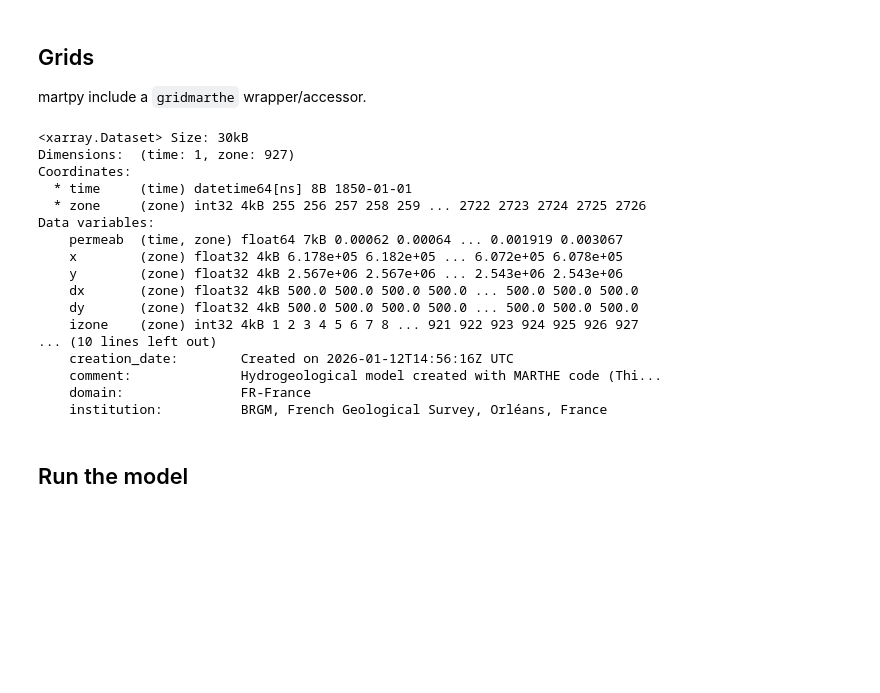
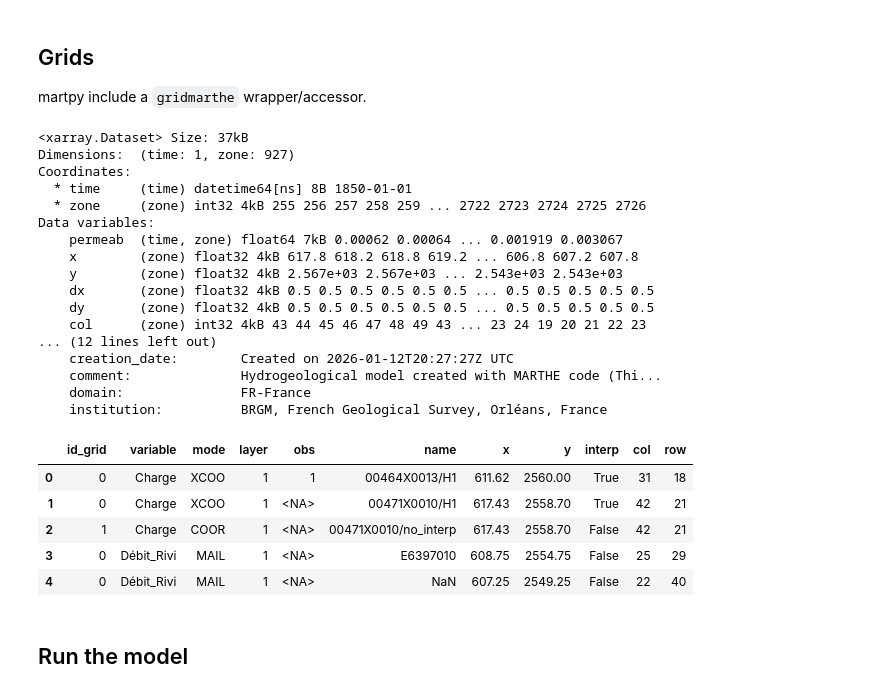
Before and after one commit to manlaya/martpy2, a Jupyter notebook: example/martpy101.ipynb, the cells around one changed output. Cells and saved outputs as stored; diff of their text form; code cells hidden in the pictures; blank space fills up the shorter version.

Commit message:
fix: histo fill cell coordinates + minor lints
- fix: #2 cell coordinate not filled with grids if xy is not a cell center
- ruff minor modifs

Closes #2

```diff
--- a/example/martpy101.ipynb
+++ b/example/martpy101.ipynb
@@ -110,26 +134,37 @@ print(pastp2.get_actions())
 martpy include a `gridmarthe` wrapper/accessor.
 # %%
 fpermh = '../tests/data/mart_hallue/hallue.permh'
-ds = mart.grid.load_marthe_grid(fpermh, drop_nan=True, xyfactor=1e3)
+ds = mart.grid.load_marthe_grid(fpermh, drop_nan=True, add_col_row=True)
 print(ds)
 # %% [output]
-<xarray.Dataset> Size: 30kB
+<xarray.Dataset> Size: 37kB
 Dimensions:  (time: 1, zone: 927)
 Coordinates:
   * time     (time) datetime64[ns] 8B 1850-01-01
   * zone     (zone) int32 4kB 255 256 257 258 259 ... 2722 2723 2724 2725 2726
 Data variables:
     permeab  (time, zone) float64 7kB 0.00062 0.00064 ... 0.001919 0.003067
-    x        (zone) float32 4kB 6.178e+05 6.182e+05 ... 6.072e+05 6.078e+05
-    y        (zone) float32 4kB 2.567e+06 2.567e+06 ... 2.543e+06 2.543e+06
-    dx       (zone) float32 4kB 500.0 500.0 500.0 500.0 ... 500.0 500.0 500.0
-    dy       (zone) float32 4kB 500.0 500.0 500.0 500.0 ... 500.0 500.0 500.0
-    izone    (zone) int32 4kB 1 2 3 4 5 6 7 8 ... 921 922 923 924 925 926 927
-... (10 lines left out)
-    creation_date:        Created on 2026-01-12T14:56:16Z UTC
+    x        (zone) float32 4kB 617.8 618.2 618.8 619.2 ... 606.8 607.2 607.8
+    y        (zone) float32 4kB 2.567e+03 2.567e+03 ... 2.543e+03 2.543e+03
+    dx       (zone) float32 4kB 0.5 0.5 0.5 0.5 0.5 0.5 ... 0.5 0.5 0.5 0.5 0.5
+    dy       (zone) float32 4kB 0.5 0.5 0.5 0.5 0.5 0.5 ... 0.5 0.5 0.5 0.5 0.5
+    col      (zone) int32 4kB 43 44 45 46 47 48 49 43 ... 23 24 19 20 21 22 23
+... (12 lines left out)
+    creation_date:        Created on 2026-01-12T20:27:27Z UTC
     comment:              Hydrogeological model created with MARTHE code (Thi...
     domain:               FR-France
     institution:          BRGM, French Geological Survey, Orléans, France
+# %%
+# Use grid to get coordinates in histo
+histo = histo.fill_coordinates_from_grid(ds)
+display(histo)
+# %% [output]
+|  | id_grid | variable | mode | layer | obs | name | x | y | interp | col | row |
+| 0 | 0 | Charge | XCOO | 1 | 1 | 00464X0013/H1 | 611.62 | 2560.00 | True | 31 | 18 |
+| 1 | 0 | Charge | XCOO | 1 | <NA> | 00471X0010/H1 | 617.43 | 2558.70 | True | 42 | 21 |
+| 2 | 1 | Charge | COOR | 1 | <NA> | 00471X0010/no_interp | 617.43 | 2558.70 | False | 42 | 21 |
+| 3 | 0 | Débit_Rivi | MAIL | 1 | <NA> | E6397010 | 608.75 | 2554.75 | False | 25 | 29 |
+| 4 | 0 | Débit_Rivi | MAIL | 1 | <NA> | NaN | 607.25 | 2549.25 | False | 22 | 40 |
 # %% [markdown]
 ## Run the model
 # %%
```
Also changed, not shown: parts of 11 cells of this notebook, 4 other files.
